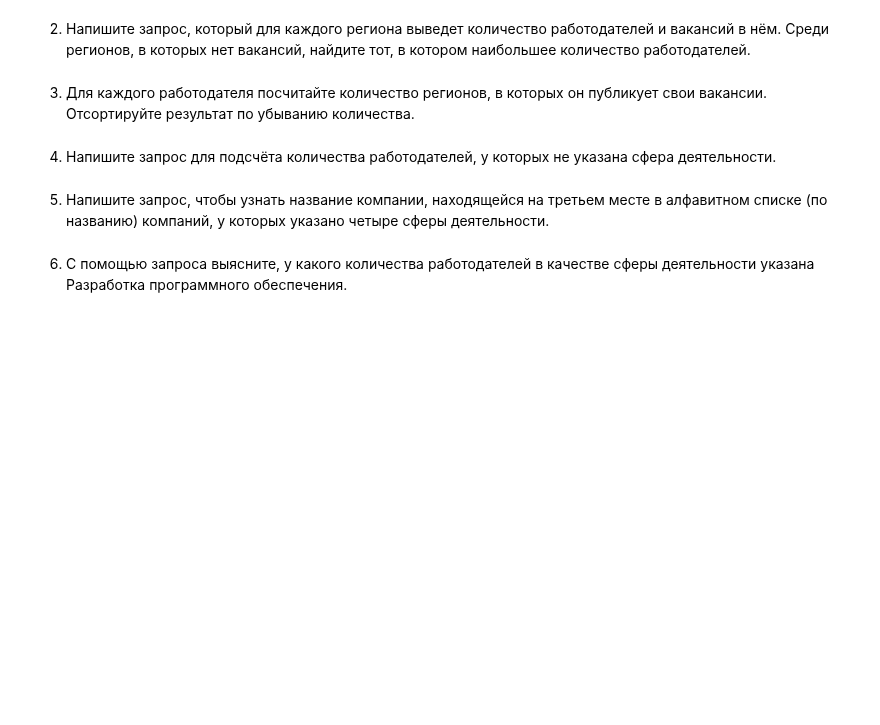
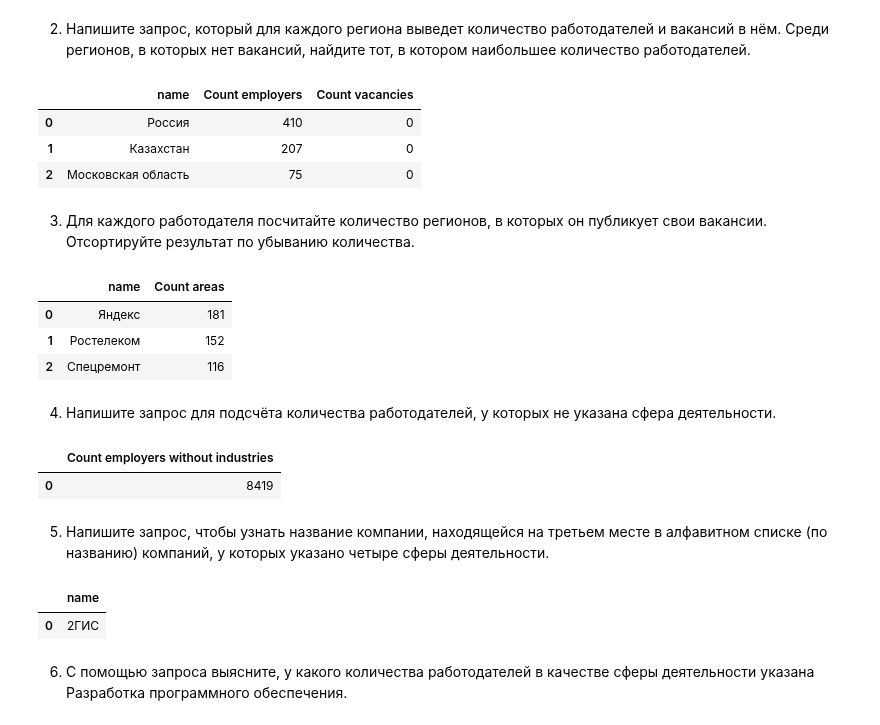
Before and after one commit to rafferti95/st_data_science, a Jupyter notebook: Project 2/popon.ipynb, the cells around one changed output. Drawn from its saved outputs; the diff is of its cells as text; code cells hidden in the pictures; blank space fills up the shorter version.

```diff
--- a/Project 2/popon.ipynb
+++ b/Project 2/popon.ipynb
@@ -263,9 +263,39 @@ display(top_employers)
 2. Напишите запрос, который для каждого региона выведет количество работодателей и вакансий в нём.
 Среди регионов, в которых нет вакансий, найдите тот, в котором наибольшее количество работодателей.
 # %%
-# текст запроса
+query_5_2 = '''
+        SELECT
+            a.name,
+            COUNT(DISTINCT e.id) AS "Count employers",
+            COUNT(DISTINCT v.id) AS "Count vacancies"
+
+        FROM
+            AREAS AS a
+        LEFT JOIN
+            EMPLOYERS AS e ON a.id = e.area
+        LEFT JOIN
+            VACANCIES AS v ON v.area_id = a.id
+
+        WHERE
+            v.id IS NULL
+
+        GROUP BY
+            a.id
+
+        ORDER BY
+            COUNT(e.id) DESC
+
+        LIMIT
+            3
+'''
 # %%
-# результат запроса
+top_areas_employers = pd.read_sql_query(query_5_2, connection)
+display(top_areas_employers)
+# %% [output]
+|  | name | Count employers | Count vacancies |
+| 0 | Россия | 410 | 0 |
+| 1 | Казахстан | 207 | 0 |
+| 2 | Московская область | 75 | 0 |
 # %% [markdown]
 3. Для каждого работодателя посчитайте количество регионов, в которых он публикует свои вакансии. Отсортируйте результат по убыванию количества.
 # %%
@@ -273,5 +323,11 @@ display(top_employers)
 # %%
-# результат запроса
+employers_area = pd.read_sql_query(query_5_3, connection)
+display(employers_area)
+# %% [output]
+|  | name | Count areas |
+| 0 | Яндекс | 181 |
+| 1 | Ростелеком | 152 |
+| 2 | Спецремонт | 116 |
 # %% [markdown]
 4. Напишите запрос для подсчёта количества работодателей, у которых не указана сфера деятельности.
 # %%
@@ -279,5 +348,9 @@ display(top_employers)
 # %%
-# результат запроса
+emp_without_ind = pd.read_sql_query(query_5_4, connection)
+display(emp_without_ind)
+# %% [output]
+|  | Count employers without industries |
+| 0 | 8419 |
 # %% [markdown]
 5. Напишите запрос, чтобы узнать название компании, находящейся на третьем месте в алфавитном списке (по названию) компаний, у которых указано четыре сферы деятельности.
 # %%
@@ -285,5 +383,9 @@ display(top_employers)
 # %%
-# результат запроса
+third_company_industry = pd.read_sql_query(query_5_5, connection)
+display(third_company_industry)
+# %% [output]
+|  | name |
+| 0 | 2ГИС |
 # %% [markdown]
 6. С помощью запроса выясните, у какого количества работодателей в качестве сферы деятельности указана Разработка программного обеспечения.
 # %%
```
Also changed, not shown: parts of 3 cells of this notebook, 1 other file.
